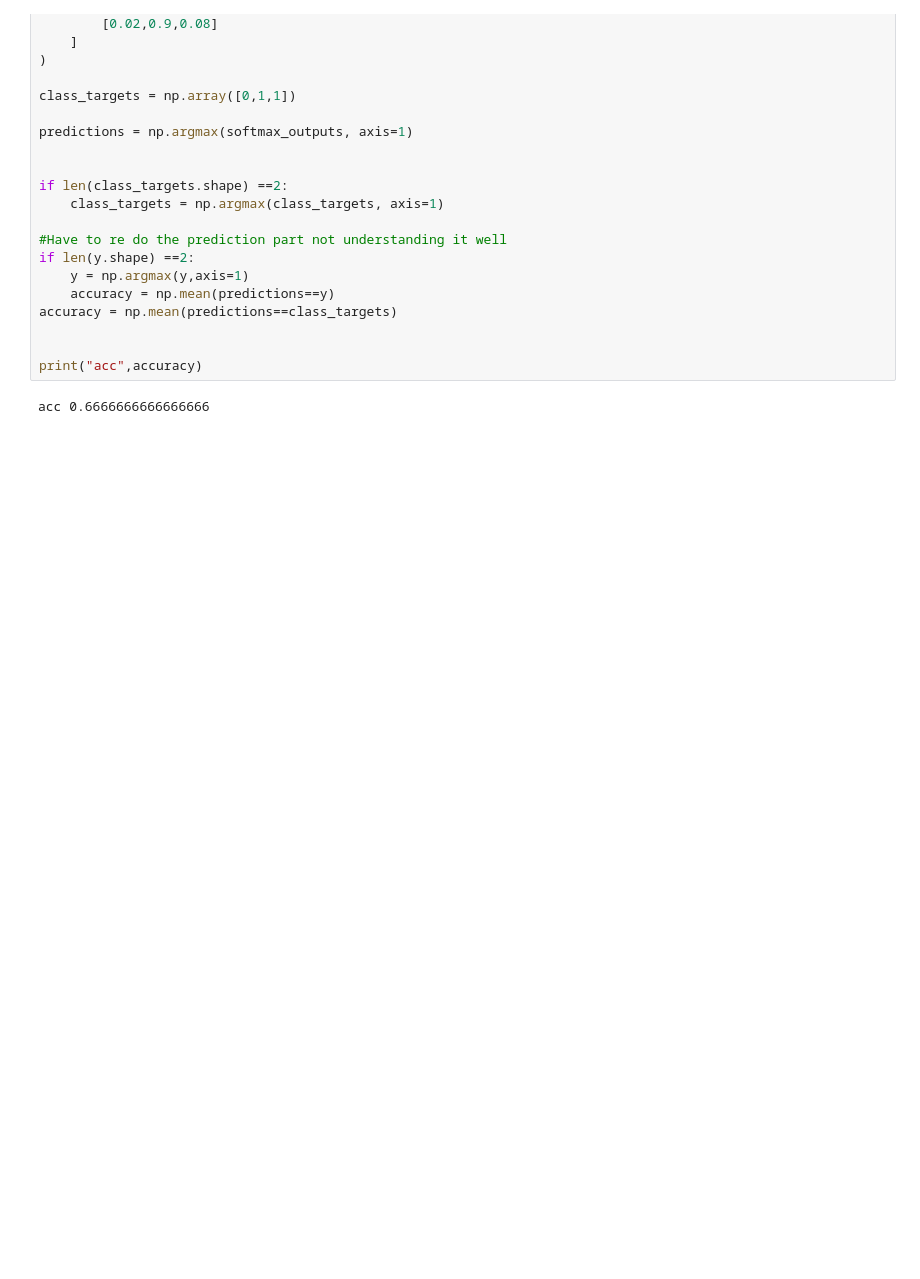
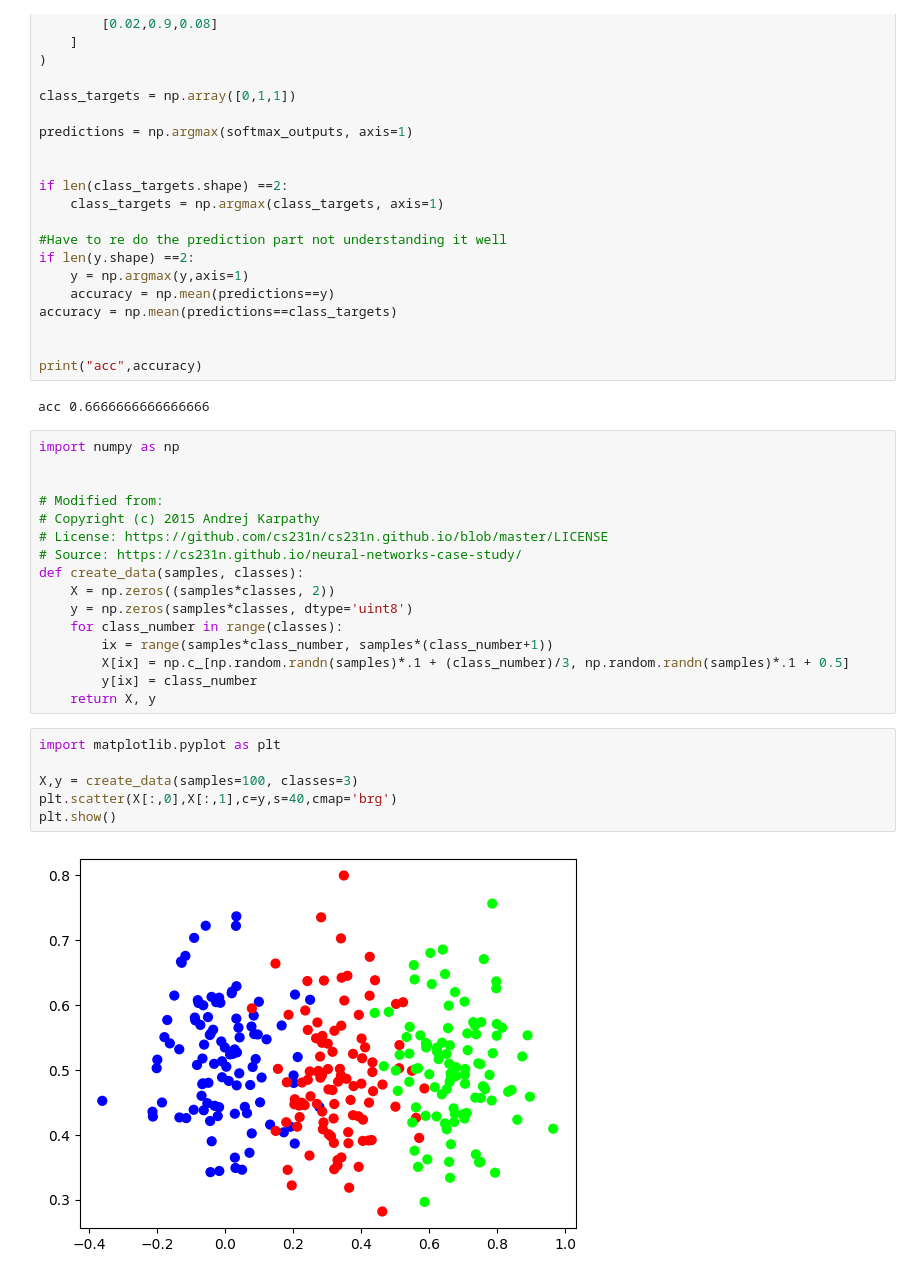
Before and after one commit to come-collab/neural_network_from_scratch, a Jupyter notebook: Neural_Network_From_Scratch.ipynb, the cells around one changed output. Drawn from its saved outputs; the diff is of its cells as text; blank space fills up the shorter version.

```diff
--- a/Neural_Network_From_Scratch.ipynb
+++ b/Neural_Network_From_Scratch.ipynb
@@ -674,3 +674,27 @@ accuracy = np.mean(predictions==class_targets)
 print("acc",accuracy)
 # %% [output]
 acc 0.6666666666666666
+# %%
+import numpy as np
+
+
+# Modified from:
+# Copyright (c) 2015 Andrej Karpathy
+# License: https://github.com/cs231n/cs231n.github.io/blob/master/LICENSE
+# Source: https://cs231n.github.io/neural-networks-case-study/
+def create_data(samples, classes):
+    X = np.zeros((samples*classes, 2))
+    y = np.zeros(samples*classes, dtype='uint8')
+    for class_number in range(classes):
+        ix = range(samples*class_number, samples*(class_number+1))
+        X[ix] = np.c_[np.random.randn(samples)*.1 + (class_number)/3, np.random.randn(samples)*.1 + 0.5]
+        y[ix] = class_number
+    return X, y
+# %%
+import matplotlib.pyplot as plt
+
+X,y = create_data(samples=100, classes=3)
+plt.scatter(X[:,0],X[:,1],c=y,s=40,cmap='brg')
+plt.show()
+# %% [output]
+[figure, added]
```
Also changed, not shown: parts of 2 cells of this notebook.
